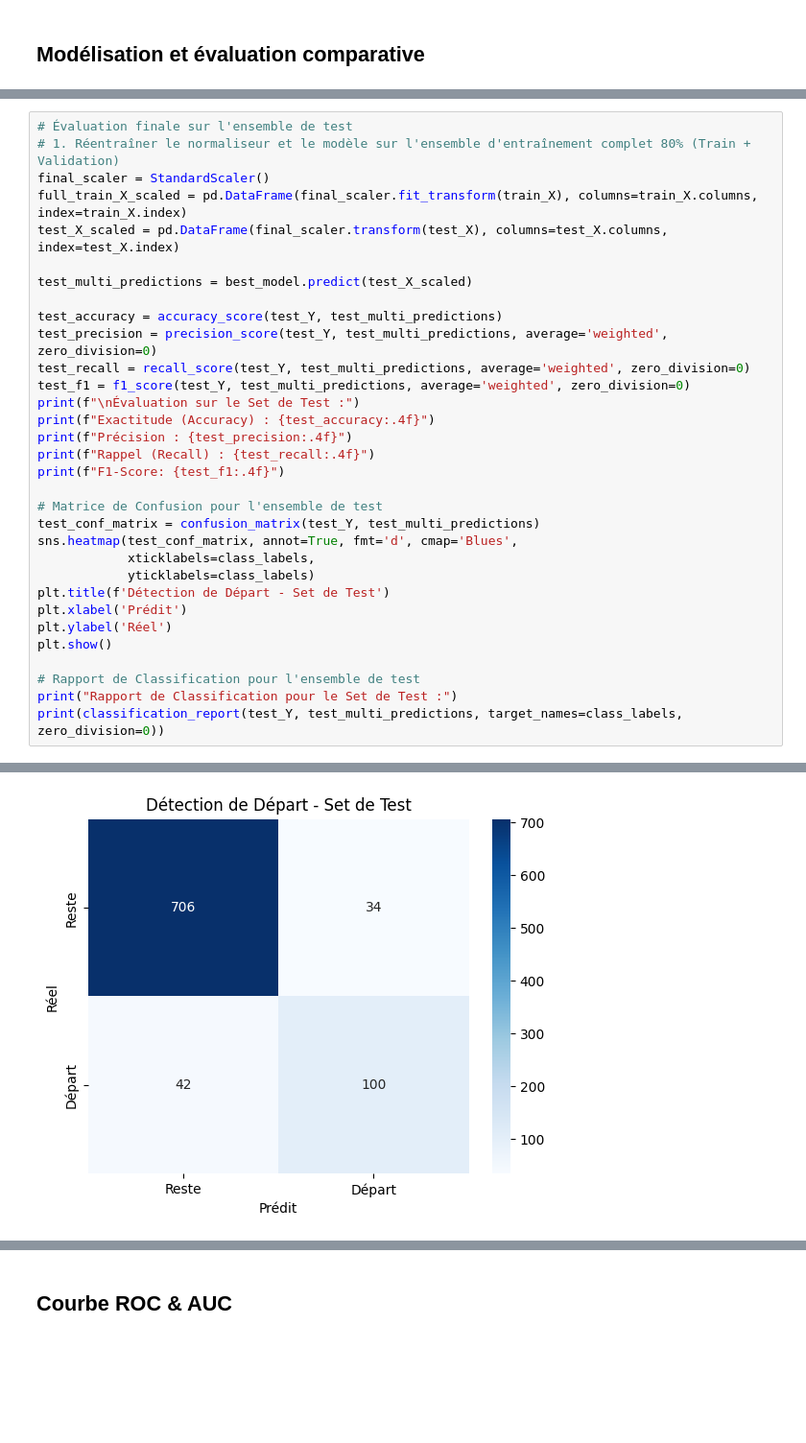
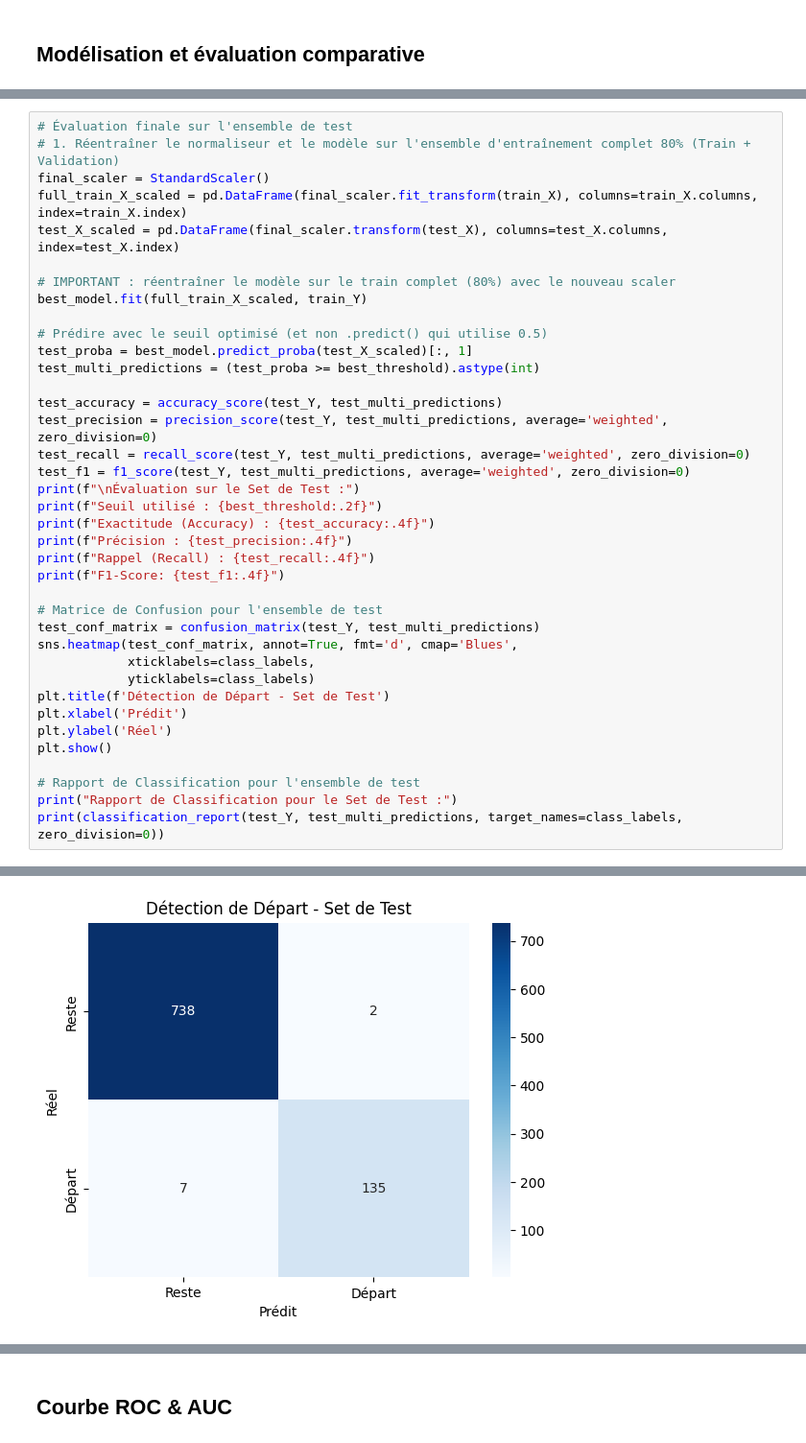
Before and after one commit to Vore667/HumanForYou, a Jupyter notebook: projet_ia-v2.ipynb, the cells around one changed output, grey strips where cells are left out. Shown at 96% size. Saved outputs shown, nothing was run; the diff lists cells and outputs as text; blank space fills up the shorter version.

```diff
--- a/projet_ia-v2.ipynb
+++ b/projet_ia-v2.ipynb
@@ -567,13 +594,19 @@ final_scaler = StandardScaler()
 full_train_X_scaled = pd.DataFrame(final_scaler.fit_transform(train_X), columns=train_X.columns, index=train_X.index)
 test_X_scaled = pd.DataFrame(final_scaler.transform(test_X), columns=test_X.columns, index=test_X.index)
 
-test_multi_predictions = best_model.predict(test_X_scaled)
+# IMPORTANT : réentraîner le modèle sur le train complet (80%) avec le nouveau scaler
+best_model.fit(full_train_X_scaled, train_Y)
+
+# Prédire avec le seuil optimisé (et non .predict() qui utilise 0.5)
+test_proba = best_model.predict_proba(test_X_scaled)[:, 1]
+test_multi_predictions = (test_proba >= best_threshold).astype(int)
 
 test_accuracy = accuracy_score(test_Y, test_multi_predictions)
 test_precision = precision_score(test_Y, test_multi_predictions, average='weighted', zero_division=0)
 test_recall = recall_score(test_Y, test_multi_predictions, average='weighted', zero_division=0)
 test_f1 = f1_score(test_Y, test_multi_predictions, average='weighted', zero_division=0)
 print(f"\nÉvaluation sur le Set de Test :")
+print(f"Seuil utilisé : {best_threshold:.2f}")
 print(f"Exactitude (Accuracy) : {test_accuracy:.4f}")
 print(f"Précision : {test_precision:.4f}")
 print(f"Rappel (Recall) : {test_recall:.4f}")
@@ -601,4 +635,4 @@ F1-Score: 0.9128
-[figure, old version]
+[figure, new version]
 Rapport de Classification pour le Set de Test :
               precision    recall  f1-score   support
 
```
Also changed, not shown: parts of 6 cells of this notebook.
